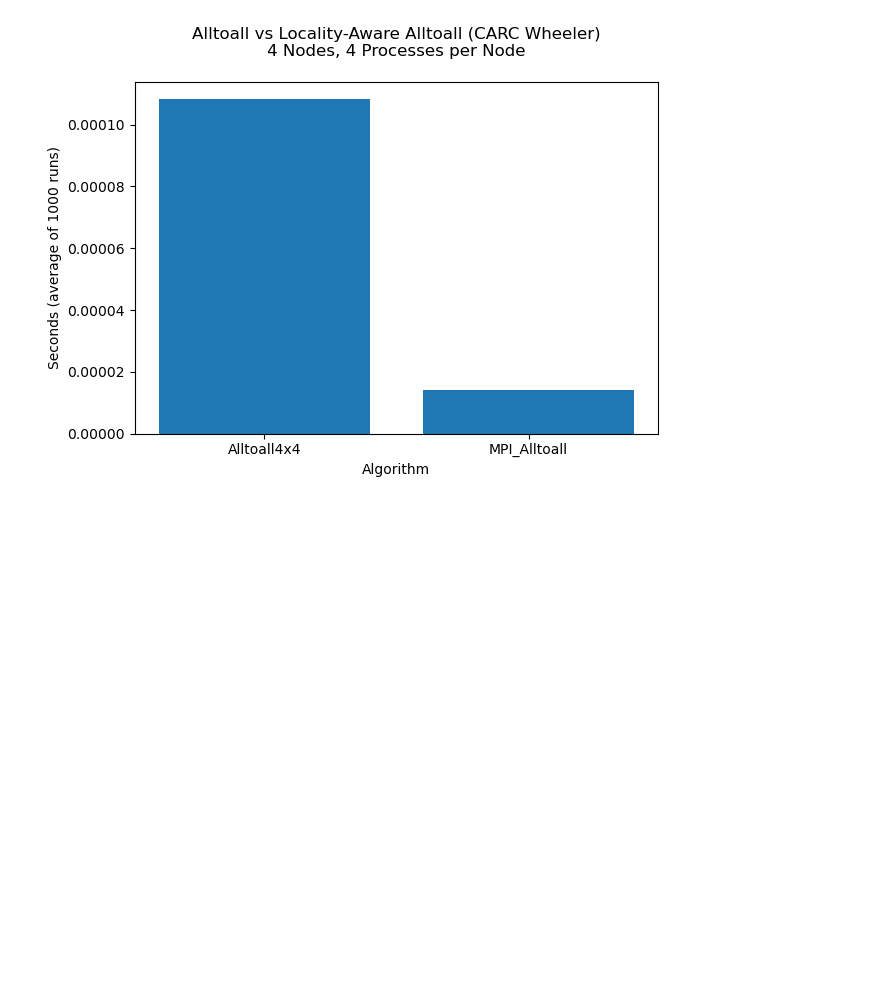
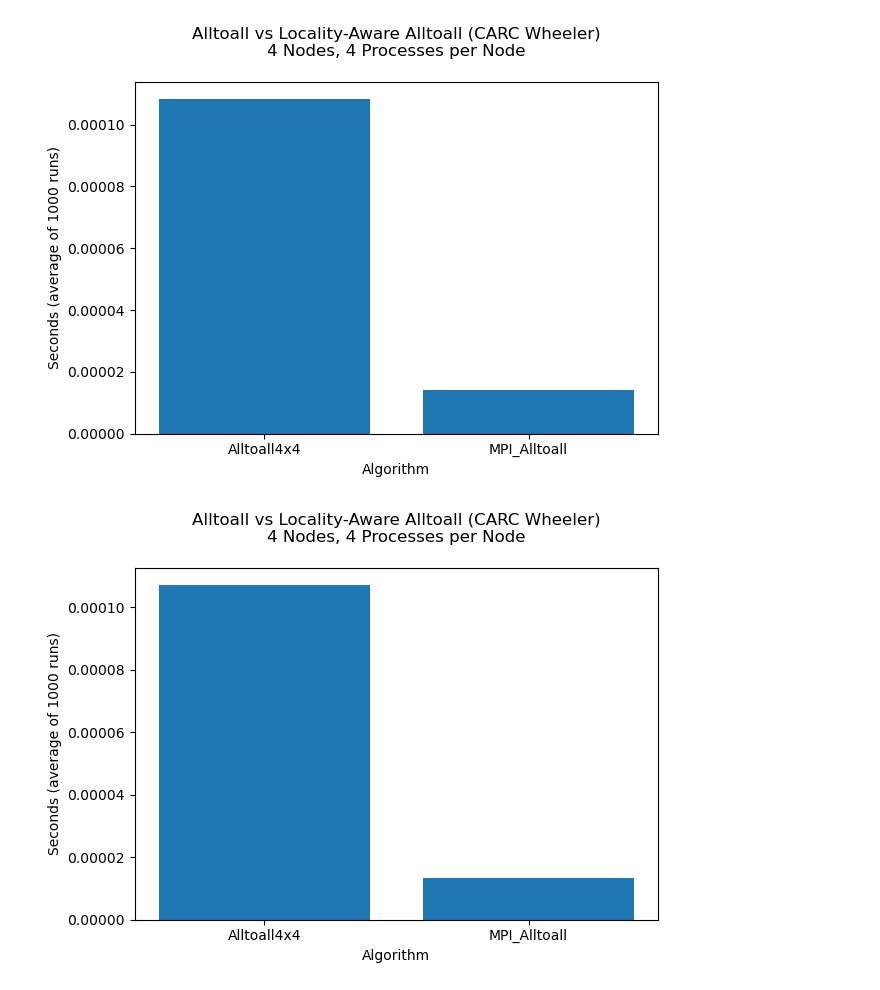
Before and after one commit to mctimm/CS542-Project, a Jupyter notebook: plots.ipynb, the cells around one changed output. Cells and saved outputs as stored; diff of their text form; code cells hidden in the pictures; blank space fills up the shorter version.

```diff
--- a/plots.ipynb
+++ b/plots.ipynb
@@ -18,3 +18,19 @@ plt.savefig("alltoall_plot.jpg")
 plt.show()
 # %% [output]
 [figure]
+# %%
+data = pd.read_csv('results_4x4_2.csv')
+
+fig = plt.figure()
+ax = fig.add_subplot(1, 1, 1)
+
+ax.bar(data["algorithm"], data["seconds"])
+
+ax.set_title("Alltoall vs Locality-Aware Alltoall (CARC Wheeler)\n4 Nodes, 4 Processes per Node\n")
+ax.set_xlabel("Algorithm")
+ax.set_ylabel("Seconds (average of 1000 runs)")
+plt.tight_layout()
+plt.savefig("alltoall_plot2.jpg")
+plt.show()
+# %% [output]
+[figure, added]
```
Also changed, not shown: 1 other file.
